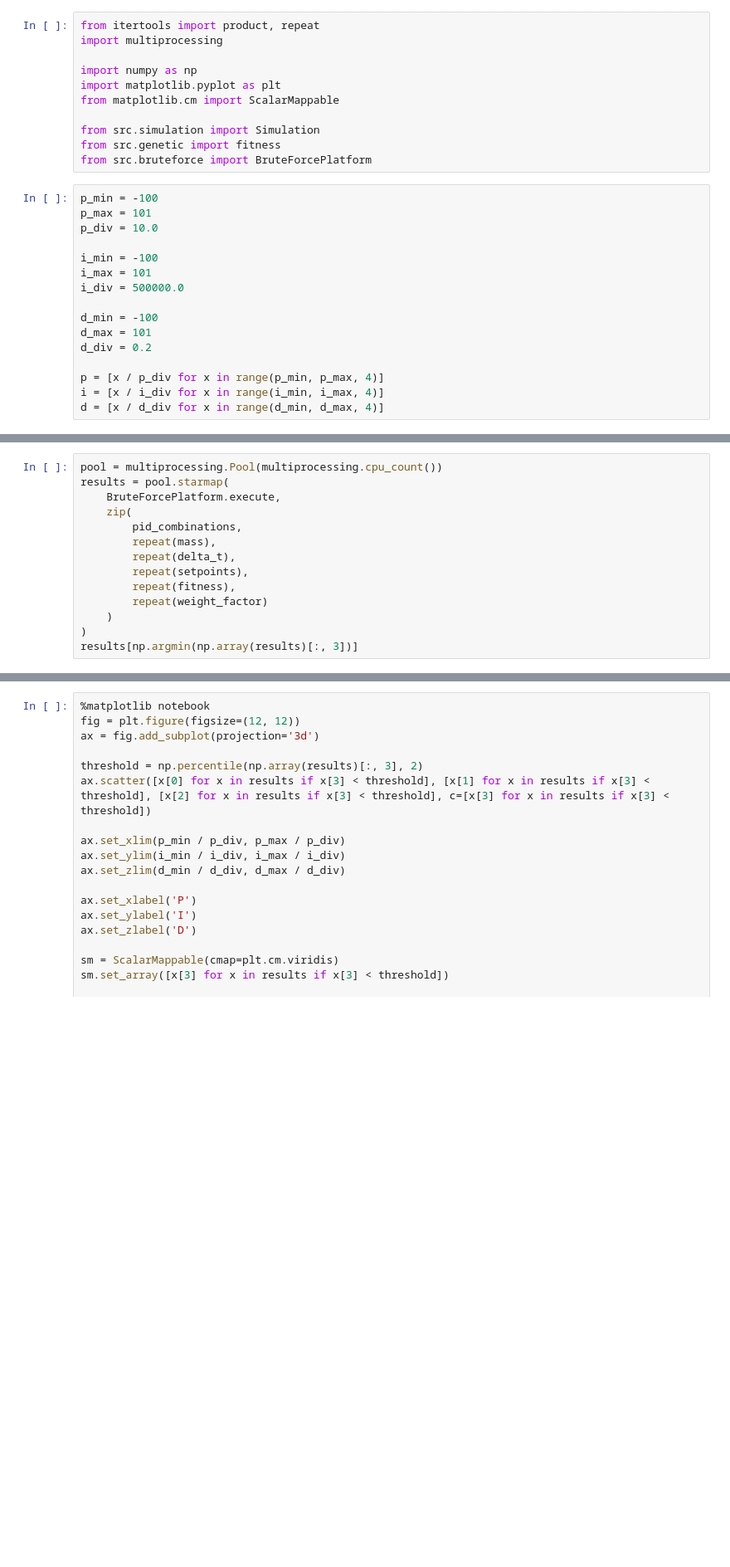
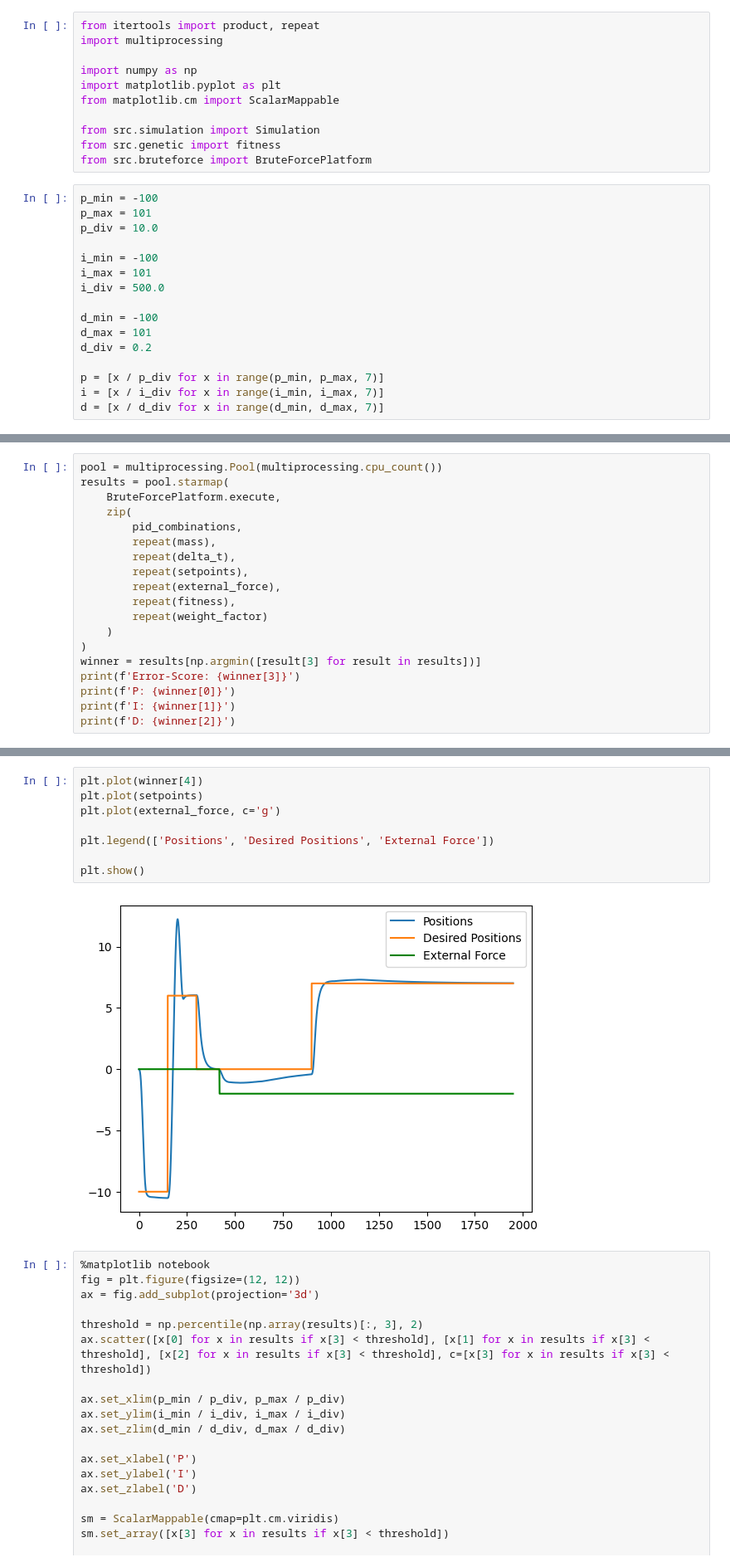
Before and after one commit to Graf-J/PID-Optimization, a Jupyter notebook: brute_force.ipynb, the cells around one changed output, grey strips where cells are left out. Shown at 83% size. Cells and saved outputs as stored; diff of their text form; blank space fills up the shorter version.

```diff
--- a/brute_force.ipynb
+++ b/brute_force.ipynb
@@ -16,15 +16,15 @@ p_div = 10.0
 
 i_min = -100
 i_max = 101
-i_div = 500000.0
+i_div = 500.0
 
 d_min = -100
 d_max = 101
 d_div = 0.2
 
-p = [x / p_div for x in range(p_min, p_max, 4)]
-i = [x / i_div for x in range(i_min, i_max, 4)]
-d = [x / d_div for x in range(d_min, d_max, 4)]
+p = [x / p_div for x in range(p_min, p_max, 7)]
+i = [x / i_div for x in range(i_min, i_max, 7)]
+d = [x / d_div for x in range(d_min, d_max, 7)]
 # %%
 pid_combinations = list(product(p, i, d))
 num_pid_combinations = len(pid_combinations)
@@ -47,9 +57,14 @@ results = pool.starmap(
         repeat(mass),
         repeat(delta_t),
         repeat(setpoints),
+        repeat(external_force),
         repeat(fitness),
         repeat(weight_factor)
     )
 )
-results[np.argmin(np.array(results)[:, 3])]
+winner = results[np.argmin([result[3] for result in results])]
+print(f'Error-Score: {winner[3]}')
+print(f'P: {winner[0]}')
+print(f'I: {winner[1]}')
+print(f'D: {winner[2]}')
 # %% [output]
@@ -57,3 +75,13 @@ results[np.argmin(np.array(results)[:, 3])]
+# %%
+plt.plot(winner[4])
+plt.plot(setpoints)
+plt.plot(external_force, c='g')
+
+plt.legend(['Positions', 'Desired Positions', 'External Force'])
+
+plt.show()
+# %% [output]
+[figure, added]
 # %%
 %matplotlib notebook
 fig = plt.figure(figsize=(12, 12))
```
Also changed, not shown: parts of 4 cells of this notebook, 7 other files.
